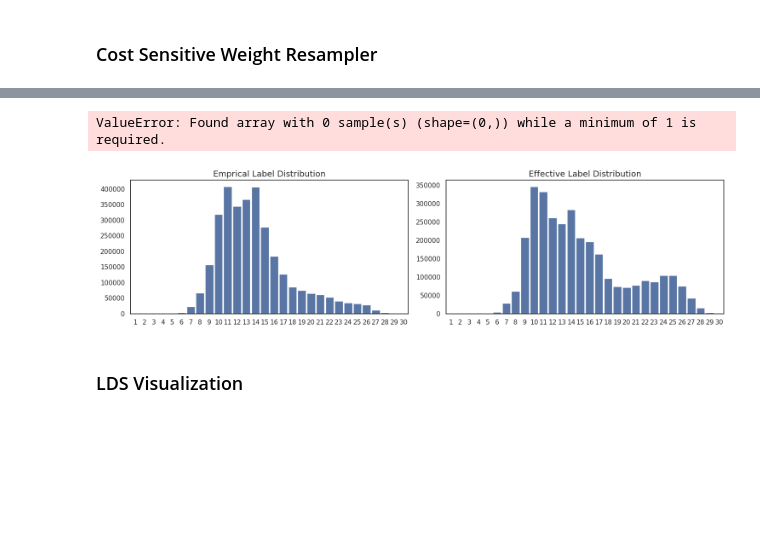
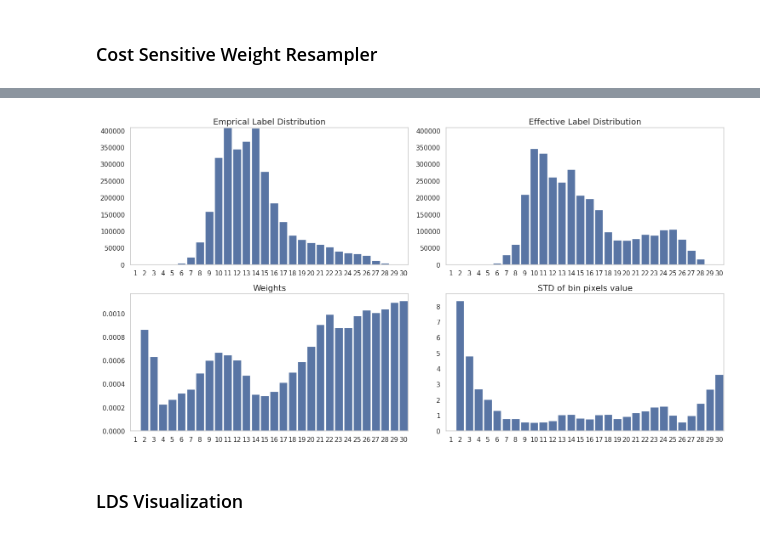
Before and after one commit to plant-ai-biophysics-lab/imbalance_deep_regression_yield_forecasting, a Jupyter notebook: Inference/DataLevel.ipynb, the cells around one changed output, grey strips where cells are left out. Cells and saved outputs as stored; diff of their text form; code cells hidden in the pictures; blank space fills up the shorter version.

```diff
--- a/Inference/DataLevel.ipynb
+++ b/Inference/DataLevel.ipynb
@@ -38,0 +36,12 @@ ytrue_vanilla         = RGB_test_cost_vanilla['ytrue']
+# %%
+RGB_train_cost_vanilla = pd.read_csv('/data2/hkaman/Imbalance/EXPs/EXP_000_001_05_RGB_vanilla/000_001_05_RGB_vanilla_train.csv',
+                                    index_col=0)
+RGB_valid_cost_vanilla = pd.read_csv('/data2/hkaman/Imbalance/EXPs/EXP_000_001_05_RGB_vanilla/000_001_05_RGB_vanilla_valid.csv',
+                                    index_col=0)
+RGB_test_cost_vanilla = pd.read_csv('/data2/hkaman/Imbalance/EXPs/EXP_000_001_05_RGB_vanilla/000_001_05_RGB_vanilla_test.csv',
+                                    index_col=0)
+_ = Inference.train_val_test_satterplot(RGB_train_cost_vanilla, RGB_valid_cost_vanilla, RGB_test_cost_vanilla,
+                                    week = 15,
+                                    cmap  = 'viridis',
+                                    mincnt = 100,
+                                    fig_save_name = None)
@@ -39,2 +60,11 @@ ytrue_vanilla         = RGB_test_cost_vanilla['ytrue']
 # %% [markdown]
 ### Cost Sensitive Weight Resampler
+# %%
+RGB_train_cost_sensitive  = pd.read_csv('/data2/hkaman/Imbalance/EXPs/EXP_001_RGB_BHO/001_RGB_BHO_train.csv',  index_col=0)
+RGB_valid_cost_sensitive  = pd.read_csv('/data2/hkaman/Imbalance/EXPs/EXP_001_RGB_BHO/001_RGB_BHO_valid.csv',  index_col=0)
+RGB_test_cost_sensitive   = pd.read_csv('/data2/hkaman/Imbalance/EXPs/EXP_001_RGB_BHO/001_RGB_BHO_test.csv',  index_col=0)
+_ = Inference.train_val_test_satterplot(RGB_train_cost_sensitive, RGB_valid_cost_sensitive, RGB_test_cost_sensitive,
+                                    week = 15,
+                                    cmap  = 'viridis',
+                                    mincnt = 100,
+                                    fig_save_name = None)
@@ -41,3 +83,3 @@ ytrue_vanilla         = RGB_test_cost_vanilla['ytrue']
 # %%
-RGB_test_cost_sensitive        = pd.read_csv('/data2/hkaman/Imbalance/EXPs/EXP_001_RGB_BHO/001_RGB_BHO_train.csv',  index_col=0)
-ytrue_cost_sensitive_effective = RGB_test_cost_sensitive['ytrue']
+train_coord = pd.read_csv('/data2/hkaman/Imbalance/EXPs/EXP_000_001_05_RGB_vanilla/coords/train.csv', index_col = 0)
+avg_weights, avg_stds = RWSampler.check_cost_sensitive_reweighting(train_coord).return_pixelwise_weight()
@@ -60,5 +86,3 @@ RGB_test_cost_sensitive
 # %%
 cost_sensitive_effective_sample_nums, mape_errors = Inference.return_samples_error_per_bins(RGB_test_cost_sensitive)
-vanilla_sample_nums, mape_errors =  Inference.return_samples_error_per_bins(RGB_test_cost_vanilla)
+vanilla_sample_nums, mape_errors                  = Inference.return_samples_error_per_bins(RGB_test_cost_vanilla)
-# %% [output]
-ValueError: Found array with 0 sample(s) (shape=(0,)) while a minimum of 1 is required.
@@ -96,7 +89,7 @@ def cost_sensitive_weight_sampler(df):
 # %%
-_ = utils.dual_emp_effective_hist_plot(vanilla_sample_nums, cost_sensitive_effective_sample_nums)
+_ = utils.cs_emp_effective_we_std_hist_plot(vanilla_sample_nums, cost_sensitive_effective_sample_nums, avg_weights, avg_stds)
 # %% [output]
-[figure, old version]
+[figure, new version]
 # %% [markdown]
 ### LDS Visualization
 # %% [markdown]
```
Also changed, not shown: parts of 12 cells of this notebook, 3 other files.
